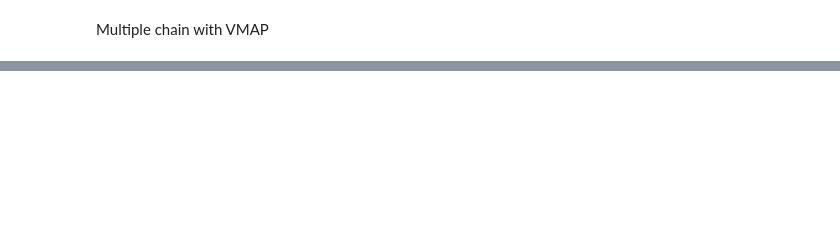
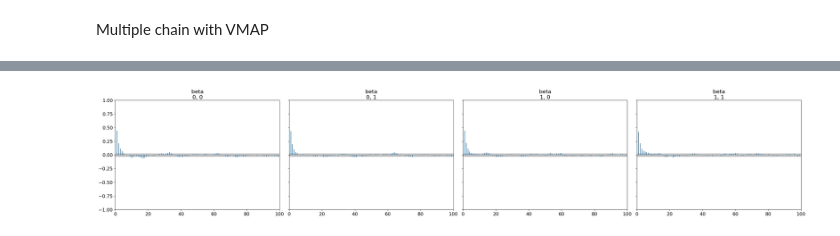
Before and after one commit to anhquan-truong/PM520, a Jupyter notebook: Lab_13_HMC_AnhQuanTRUONG.ipynb, the cells around one changed output, grey strips where cells are left out. Cells and saved outputs as stored; diff of their text form; code cells hidden in the pictures; blank space fills up the shorter version.

```diff
--- a/Lab_13_HMC_AnhQuanTRUONG.ipynb
+++ b/Lab_13_HMC_AnhQuanTRUONG.ipynb
@@ -445,0 +460,20 @@ plt.ylabel(r"$X_1$");
+# %%
+import arviz as az
+import xarray as xr
+
+# ArviZ expects dimensions (num_chains, num_samples, num_params)
+# Our 'positions' array is currently (num_samples, num_chains, num_params)
+# So, we need to transpose it.
+posterior_samples = jnp.swapaxes(positions, 0, 1)
+
+# ArviZ expects sample_stats to be (num_chains, num_samples)
+acceptance_rate_for_arviz = jnp.swapaxes(acceptance_rates_per_step_chain, 0, 1)
+
+# Create an InferenceData object using az.from_dict
+idata = az.from_dict(
+    posterior={"beta": posterior_samples},
+    sample_stats={"acceptance_rate": acceptance_rate_for_arviz}
+)
+
+print("ArviZ InferenceData object created:")
+display(idata)
@@ -445,0 +500,7 @@ plt.ylabel(r"$X_1$");
+# %%
+# Plot autocorrelation
+az.plot_autocorr(idata, max_lag=100)
+plt.tight_layout()
+plt.show()
+# %% [output]
+[figure, added]
```
Also changed, not shown: parts of 7 cells of this notebook.
